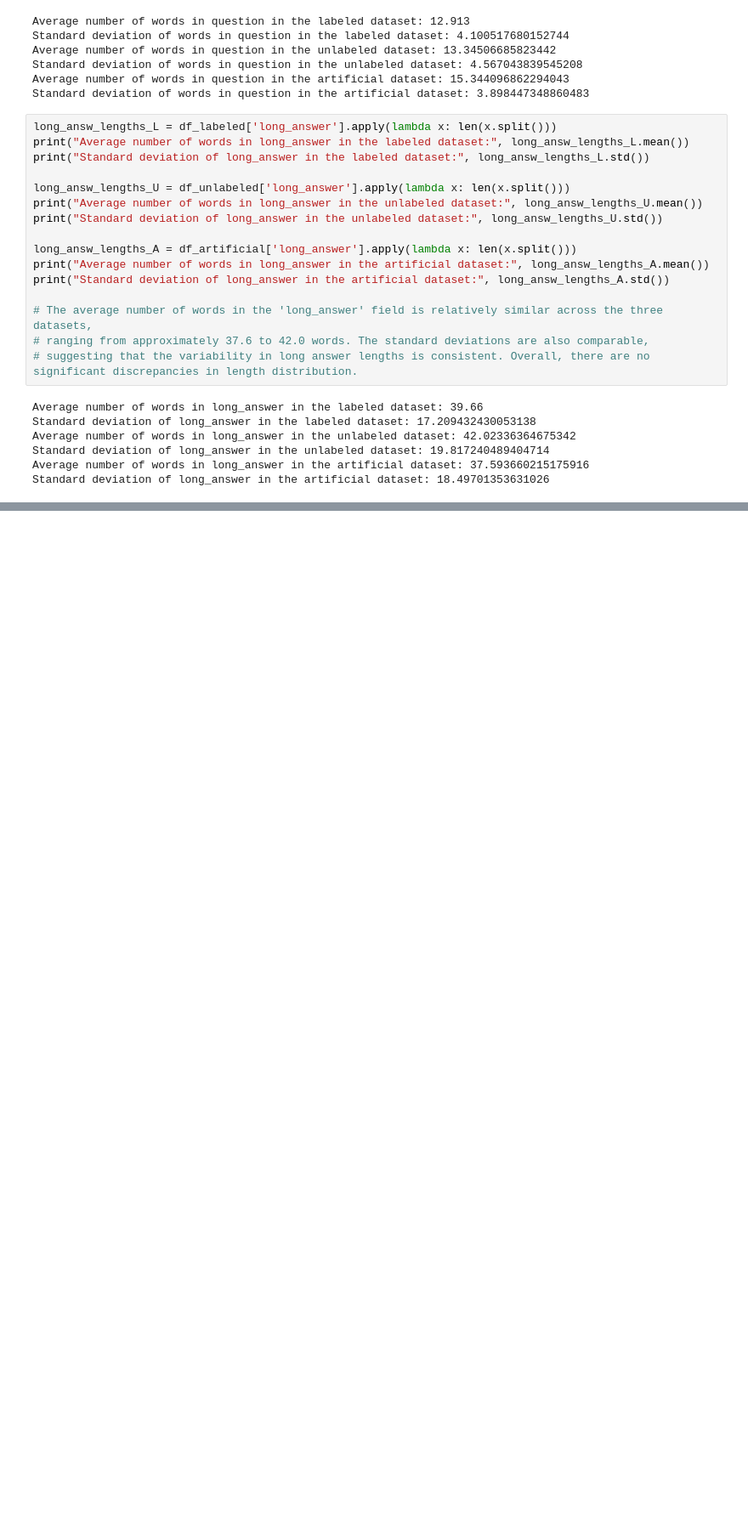
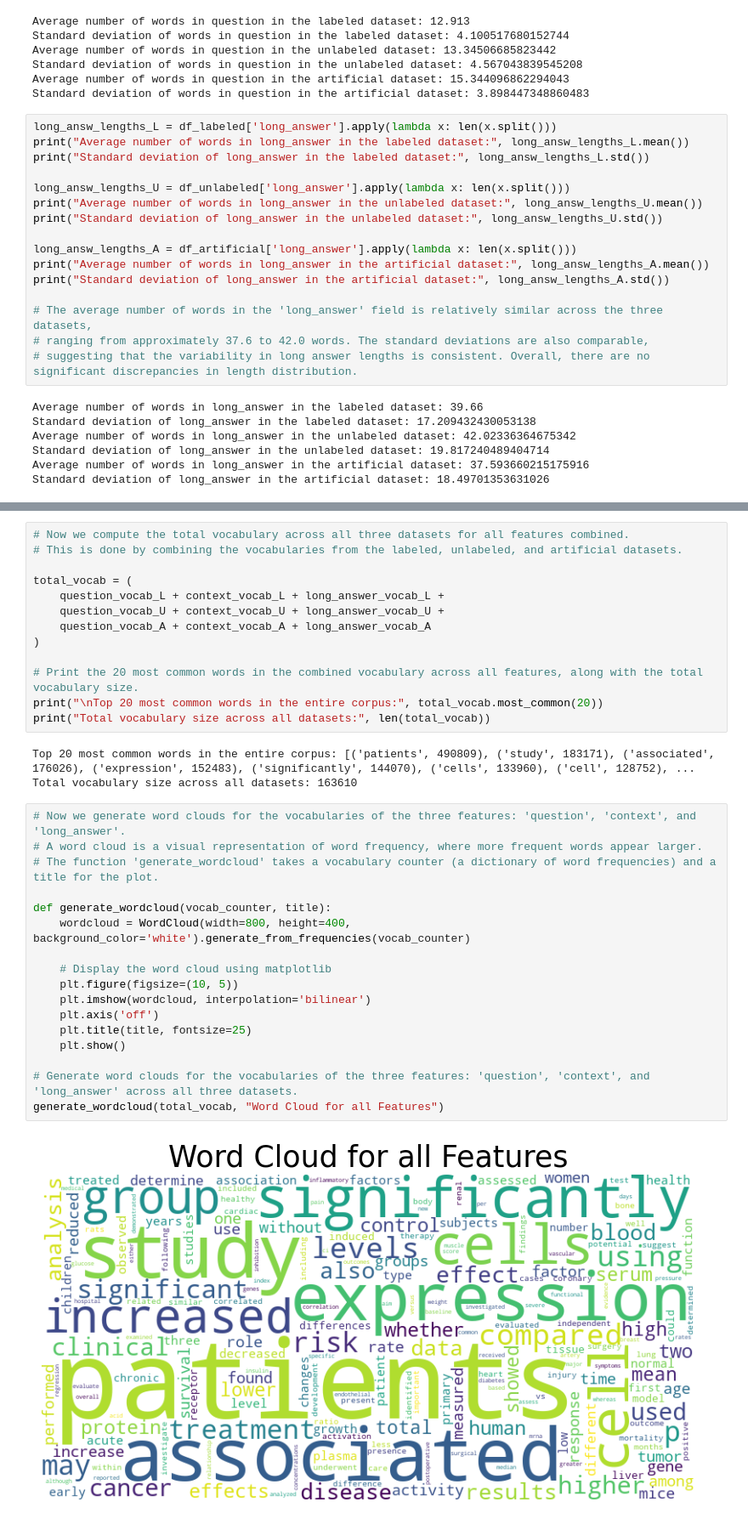
Before and after one commit to KetrinMehmeti/NLP-Project-Group-Angela, a Jupyter notebook: pubmedQA.ipynb, the cells around one changed output, grey strips where cells are left out. Shown at 85% size. Drawn from its saved outputs; the diff is of its cells as text; blank space fills up the shorter version.

Commit message:
Vocabulary investigation and visual representation

```diff
--- a/pubmedQA.ipynb
+++ b/pubmedQA.ipynb
@@ -364,0 +473,35 @@ print(df_artificial['final_decision'].value_counts()['no'])
+# %%
+# Now we compute the total vocabulary across all three datasets for all features combined.
+# This is done by combining the vocabularies from the labeled, unlabeled, and artificial datasets.
+
+total_vocab = (
+    question_vocab_L + context_vocab_L + long_answer_vocab_L +
+    question_vocab_U + context_vocab_U + long_answer_vocab_U +
+    question_vocab_A + context_vocab_A + long_answer_vocab_A
+)
+
+# Print the 20 most common words in the combined vocabulary across all features, along with the total vocabulary size.
+print("\nTop 20 most common words in the entire corpus:", total_vocab.most_common(20))
+print("Total vocabulary size across all datasets:", len(total_vocab))
+# %% [output]
+Top 20 most common words in the entire corpus: [('patients', 490809), ('study', 183171), ('associated', 176026), ('expression', 152483), ('significantly', 144070), ('cells', 133960), ('cell', 128752), ...
+Total vocabulary size across all datasets: 163610
+# %%
+# Now we generate word clouds for the vocabularies of the three features: 'question', 'context', and 'long_answer'.
+# A word cloud is a visual representation of word frequency, where more frequent words appear larger.
+# The function 'generate_wordcloud' takes a vocabulary counter (a dictionary of word frequencies) and a title for the plot.
+
+def generate_wordcloud(vocab_counter, title):
+    wordcloud = WordCloud(width=800, height=400, background_color='white').generate_from_frequencies(vocab_counter)
+
+    # Display the word cloud using matplotlib
+    plt.figure(figsize=(10, 5))
+    plt.imshow(wordcloud, interpolation='bilinear')
+    plt.axis('off')
+    plt.title(title, fontsize=25)
+    plt.show()
+
+# Generate word clouds for the vocabularies of the three features: 'question', 'context', and 'long_answer' across all three datasets.
+generate_wordcloud(total_vocab, "Word Cloud for all Features")
+# %% [output]
+[figure, added]
```
Also changed, not shown: parts of 15 cells of this notebook.
